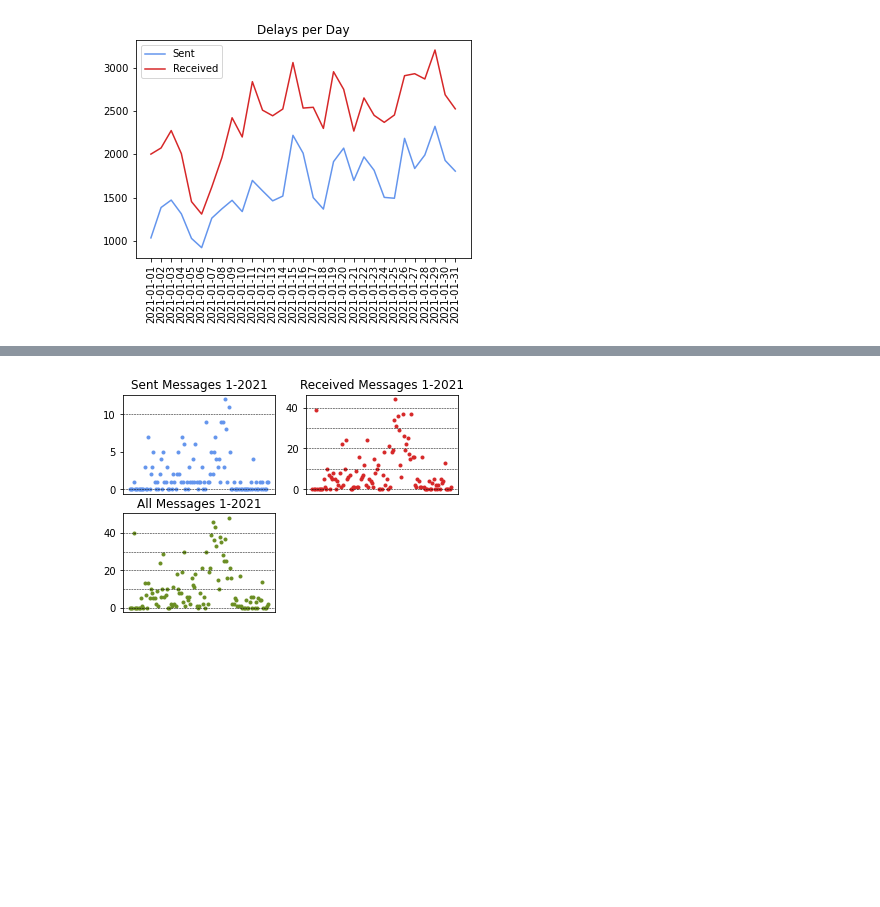
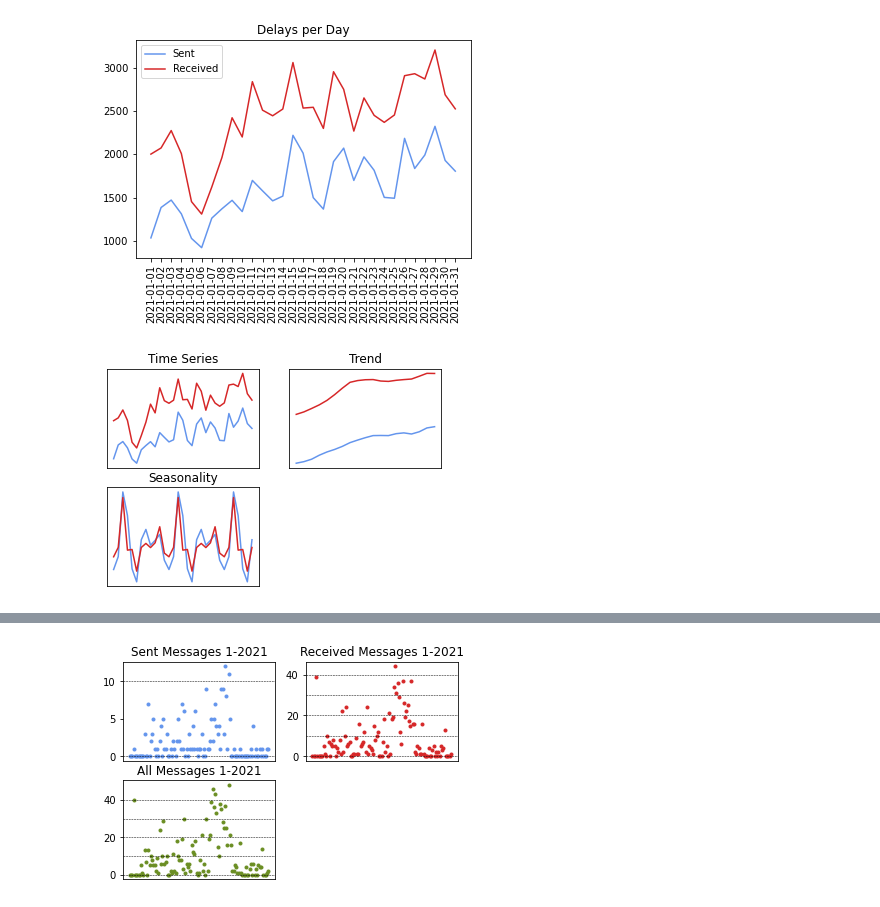
Before and after one commit to dacoster90/Communication-Analyzer, a Jupyter notebook: january_2021.ipynb, the cells around one changed output, grey strips where cells are left out. Cells and saved outputs as stored; diff of their text form; code cells hidden in the pictures; blank space fills up the shorter version.

Commit message:
Completed the Loco statistics. Also added insertions to Database [WIP]

```diff
--- a/january_2021.ipynb
+++ b/january_2021.ipynb
@@ -23,7 +23,7 @@ for i in range(0,len(df_sb['NAME']),1):
 (df, df_sb) = df_format(df, df_sb)
 # %%
 # Call function for splitting dataframes and dropping original dataframe
-(df, df_sent, df_received) = df_split(df)
+(df, df_sent, df_received, df_loco) = df_split(df)
 # %%
 # Call function for dataframe filtering (part I)
 (df_sent, df_received) = filter_I(df_sent, df_received, month, year)
@@ -49,6 +55,11 @@ dens_graph(df_sent, df_received, month, year)
 ts_graph(ts_sent, ts_received, month, year)
 # %% [output]
 [figure]
+# %%
+# Call function to display time series' decompose (trend and seasonal)
+ts_decompose(ts_sent, ts_received, month, year)
+# %% [output]
+[figure, added]
 # %%
 # Call function for dataframe filtering (part II)
 (df_sent, df_received) = filter_II(df_sent, df_received, a)
```
Also changed, not shown: parts of 6 cells of this notebook, 1 other file.
